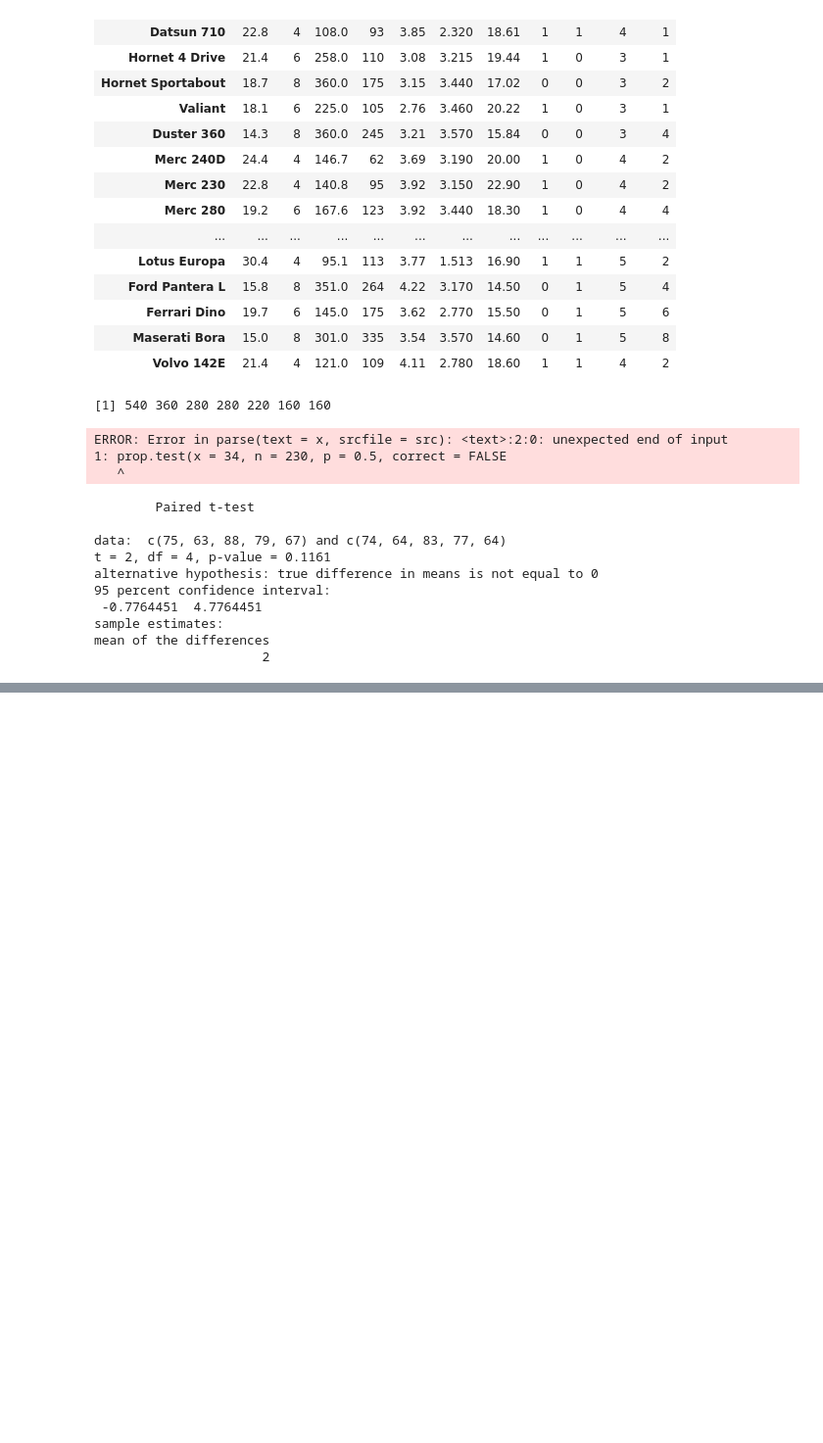
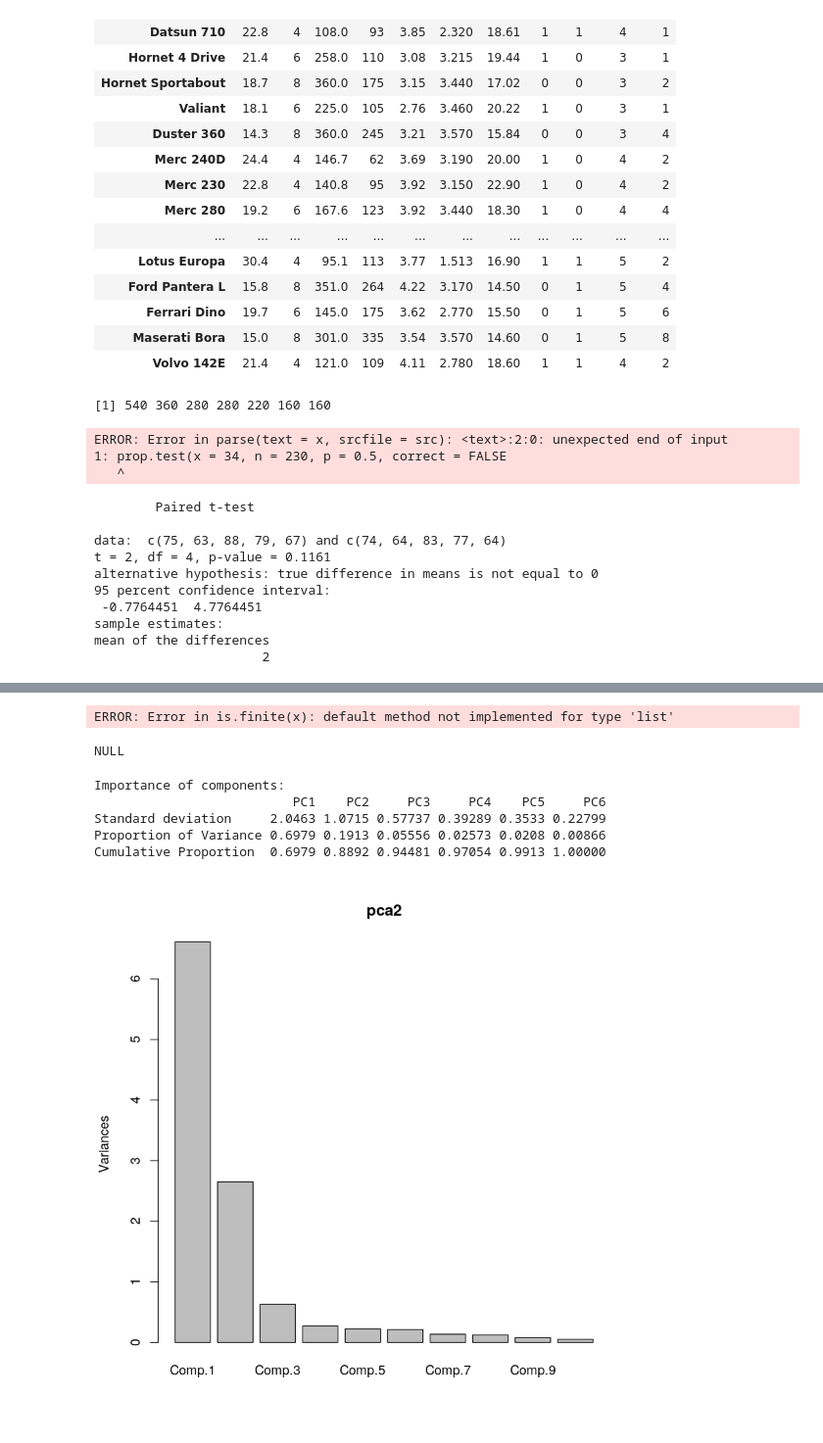
Before and after one commit to DavidWants2Learn/DataScienceBootCamp, a Jupyter notebook: R Prac..ipynb, the cells around one changed output, grey strips where cells are left out. Shown at 98% size. Cells and saved outputs as stored; diff of their text form; code cells hidden in the pictures; blank space fills up the shorter version.

```diff
--- a/R Prac..ipynb
+++ b/R Prac..ipynb
@@ -124,0 +381,22 @@ mean of the differences
+# %%
+fit2 = princomp(pca, cor = TRUE)
+# %% [output]
+ERROR: Error in is.finite(x): default method not implemented for type 'list'
+# %%
+pca2 = princomp(mtcars, cor = TRUE)
+# %%
+pca2$dev
+# %% [output]
+NULL
+# %%
+summary(mtcars.pca)
+# %% [output]
+Importance of components:
+                          PC1    PC2     PC3     PC4    PC5     PC6
+Standard deviation     2.0463 1.0715 0.57737 0.39289 0.3533 0.22799
+Proportion of Variance 0.6979 0.1913 0.05556 0.02573 0.0208 0.00866
+Cumulative Proportion  0.6979 0.8892 0.94481 0.97054 0.9913 1.00000
+# %%
+screeplot(pca2)
+# %% [output]
+[figure, added]
```
Also changed, not shown: parts of 27 cells of this notebook, 17 other files.
